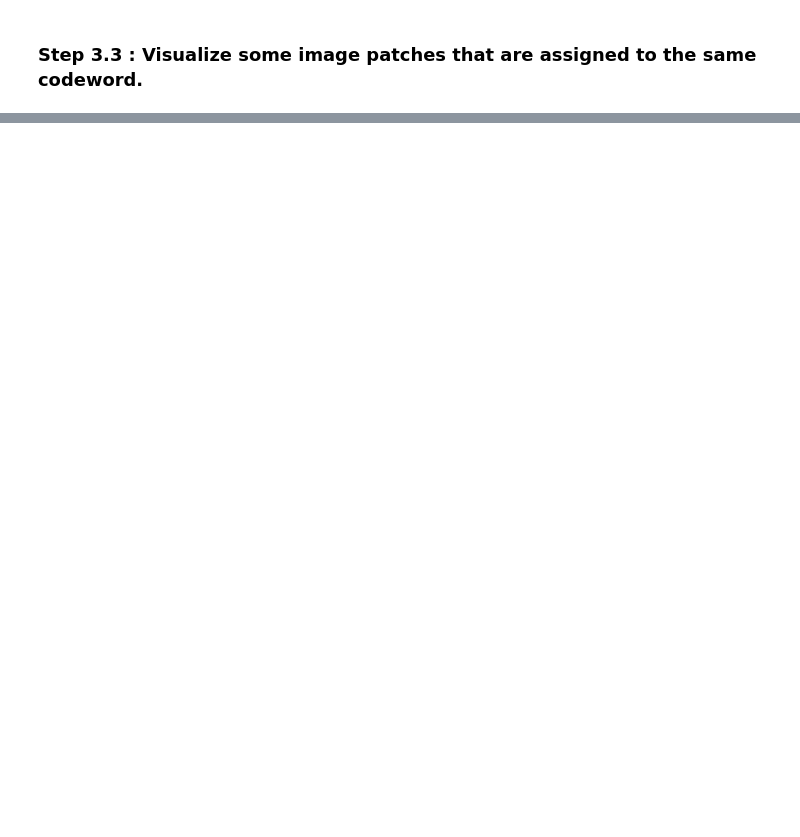
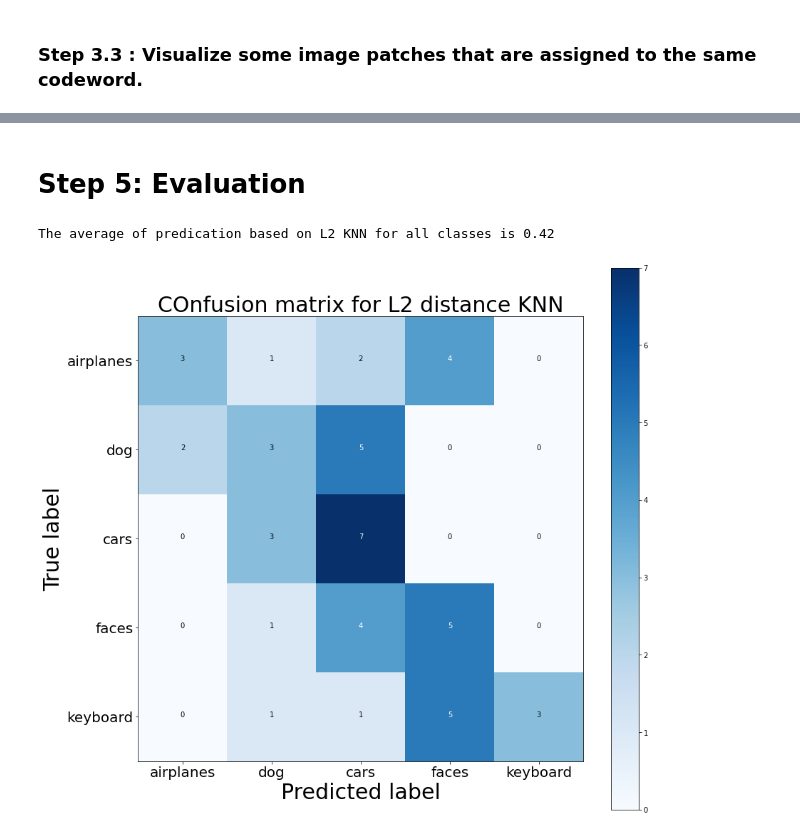
Before and after one commit to LANNDS18/Vision_SIFT, a Jupyter notebook: SIFT_train.ipynb, the cells around one changed output, grey strips where cells are left out. Saved outputs shown, nothing was run; the diff lists cells and outputs as text; code cells hidden in the pictures; blank space fills up the shorter version.

Commit message:
Finish Inference and Evaluation

```diff
--- a/SIFT_train.ipynb
+++ b/SIFT_train.ipynb
@@ -374,0 +354,10 @@ keyboard : %50.0
+# %%
+# Giving labels to train set and test set
+train_x, train_y = get_xy(train_histogram)
+test_x, test_y = get_xy(test_histogram)
+
+l2_knn = KnnClassifier(k=1, dis_type='L2')
+l2_knn.fit(train_x, train_y)
+predict_y_l2 = l2_knn.predict(test_x)
+
+predict_y_l2
@@ -374,0 +373,35 @@ keyboard : %50.0
+# %% [markdown]
+# Step 5: Evaluation
+# %%
+l2_score = accuracy_score(test_y, predict_y_l2)
+print(f"The average of predication based on L2 KNN for all classes is {l2_score}")
+# %% [output]
+The average of predication based on L2 KNN for all classes is 0.42
+# %%
+def draw_confusion_matrix(cm, title, classes):
+    # Confusion matrix graph
+    plt.figure(figsize=(14, 14))
+    plt.imshow(cm, interpolation='nearest', cmap=plt.cm.Blues)
+    plt.title(title, fontsize=30)
+    plt.colorbar()
+    tick_marks = np.arange(len(classes))
+    plt.ylim(-0.5, 4.5)
+    plt.xticks(tick_marks, classes, fontsize=20)
+    plt.yticks(tick_marks, classes, fontsize=20)
+    plt.gca().invert_yaxis()
+
+    thresh = cm.max() / 2.
+    for i, j in itertools.product(range(cm.shape[0]), range(cm.shape[1])):
+        plt.text(j, i, cm[i, j],
+                 horizontalalignment="center",
+                 color="white" if cm[i, j] > thresh else "black")
+
+    plt.ylabel('True label', fontsize=30)
+    plt.xlabel('Predicted label', fontsize=30)
+    plt.show()
+
+# Calculate Confusion Maxtrix
+cm_l2 = confusion_matrix(test_y, predict_y_l2, labels=list(test_histogram.keys()))
+draw_confusion_matrix(cm_l2, 'COnfusion matrix for L2 distance KNN', list(test_histogram.keys()))
+# %% [output]
+[figure, added]
```
Also changed, not shown: parts of 15 cells of this notebook, 7 other files.
